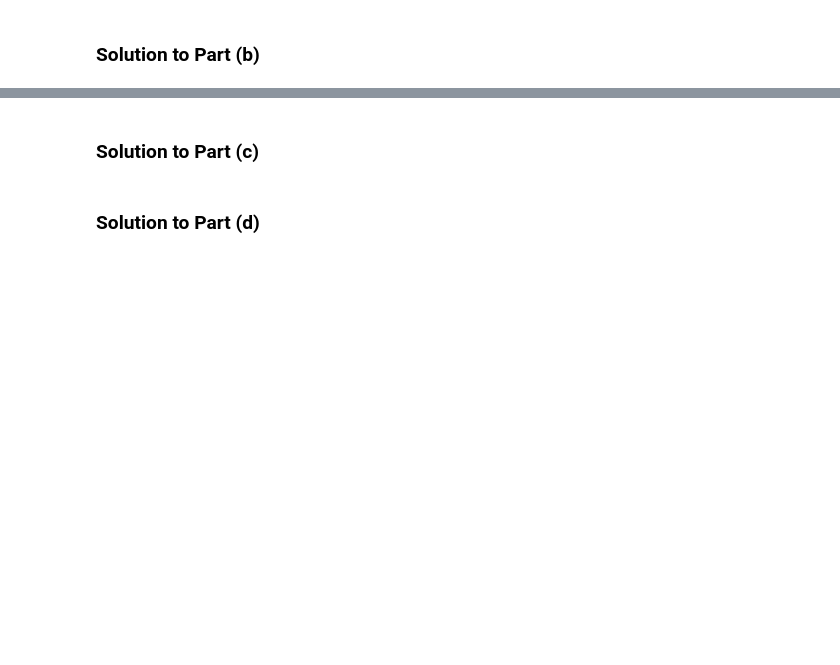
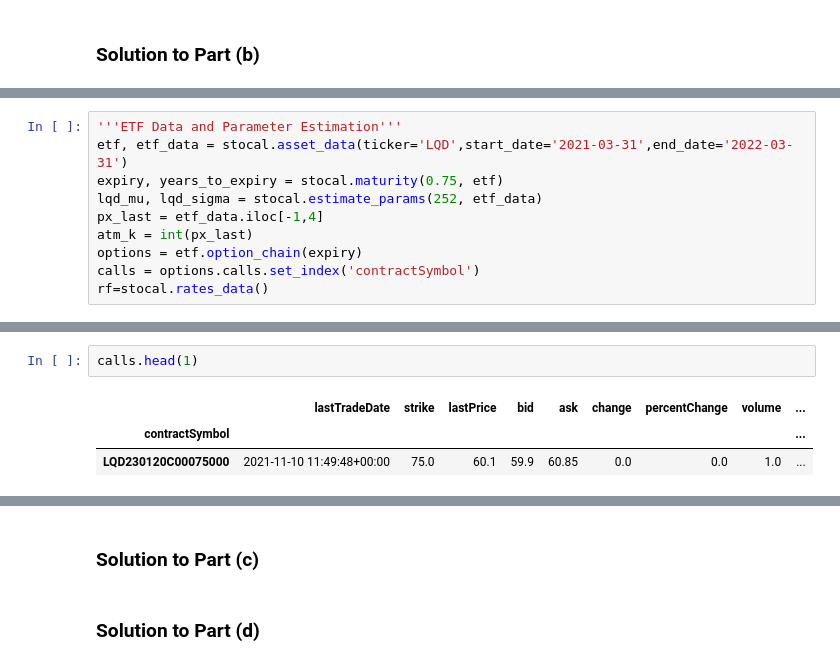
Before and after one commit to jdean53/GeneralWork, a Jupyter notebook: StoCal2/HW6.ipynb, the cells around one changed output, grey strips where cells are left out. Saved outputs shown, nothing was run; the diff lists cells and outputs as text; blank space fills up the shorter version.

```diff
--- a/StoCal2/HW6.ipynb
+++ b/StoCal2/HW6.ipynb
@@ -41,0 +146,10 @@ We consider a (european) call option on a stock with expiration in 3 months ($T
+# %%
+'''ETF Data and Parameter Estimation'''
+etf, etf_data = stocal.asset_data(ticker='LQD',start_date='2021-03-31',end_date='2022-03-31')
+expiry, years_to_expiry = stocal.maturity(0.75, etf)
+lqd_mu, lqd_sigma = stocal.estimate_params(252, etf_data)
+px_last = etf_data.iloc[-1,4]
+atm_k = int(px_last)
+options = etf.option_chain(expiry)
+calls = options.calls.set_index('contractSymbol')
+rf=stocal.rates_data()
@@ -41,0 +222,6 @@ We consider a (european) call option on a stock with expiration in 3 months ($T
+# %%
+calls.head(1)
+# %% [output]
+|  | lastTradeDate | strike | lastPrice | bid | ask | change | percentChange | volume | ... |
+| contractSymbol |  |  |  |  |  |  |  |  | ... |
+| LQD230120C00075000 | 2021-11-10 11:49:48+00:00 | 75.0 | 60.1 | 59.9 | 60.85 | 0.0 | 0.0 | 1.0 | ... |
```
Also changed, not shown: parts of 33 cells of this notebook, 3 other files.
